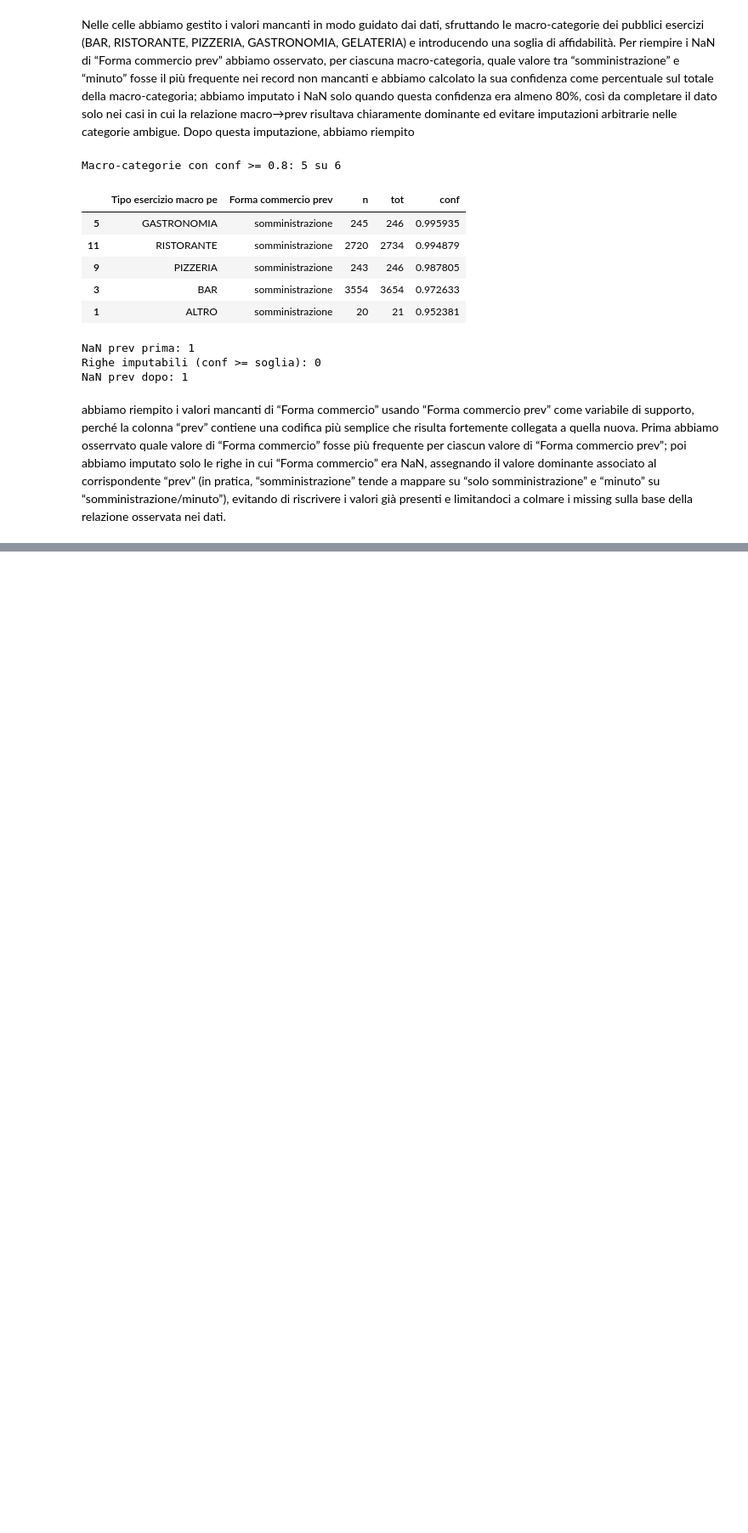
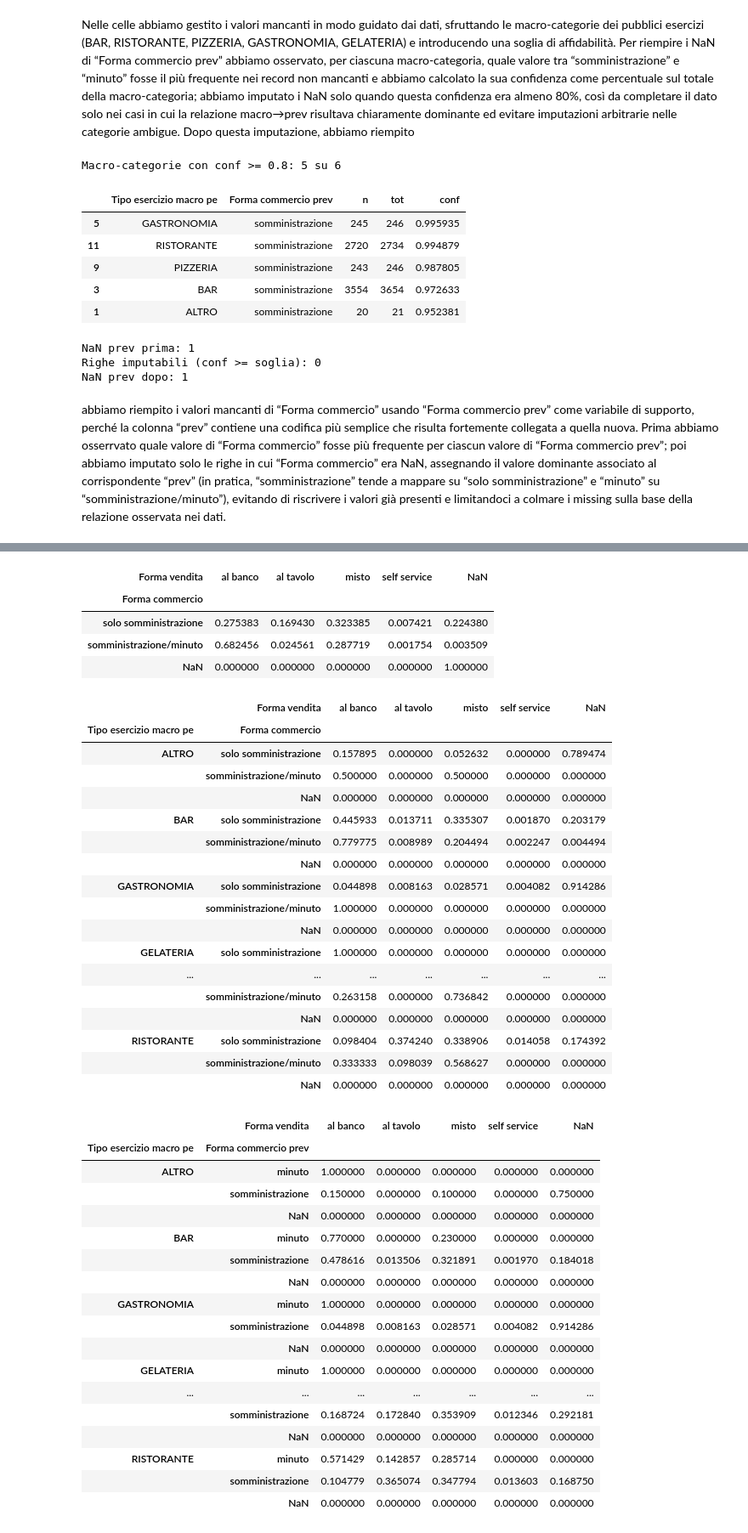
Before and after one commit to ericpiotti/Data_and_Information_Quality, a Jupyter notebook: notebooks/missing_values_tipo_es.ipynb, the cells around one changed output, grey strips where cells are left out. Shown at 85% size. Drawn from its saved outputs; the diff is of its cells as text; code cells hidden in the pictures; blank space fills up the shorter version.

Commit message:
added forma vendita

```diff
--- a/notebooks/missing_values_tipo_es.ipynb
+++ b/notebooks/missing_values_tipo_es.ipynb
@@ -262,6 +262,7 @@ NaN prev dopo: 1
 abbiamo riempito i valori mancanti di “Forma commercio” usando “Forma commercio prev” come variabile di supporto, perché la colonna “prev” contiene una codifica più semplice che risulta fortemente collegata a quella nuova. Prima abbiamo osserrvato quale valore di “Forma commercio” fosse più frequente per ciascun valore di “Forma commercio prev”; poi abbiamo imputato solo le righe in cui “Forma commercio” era NaN, assegnando il valore dominante associato al corrispondente “prev” (in pratica, “somministrazione” tende a mappare su “solo somministrazione” e “minuto” su “somministrazione/minuto”), evitando di riscrivere i valori già presenti e limitandoci a colmare i missing sulla base della relazione osservata nei dati.
 # %%
 soglia = 0.80
+new_col  = macro_col
 
 dist = pd.crosstab(MILANO[prev_col], MILANO[new_col], normalize="index")
 new_mode = dist.idxmax(axis=1)   # mapping prev -> new dominante
@@ -286,0 +288,26 @@ NaN new dopo: 1
+# %%
+import pandas as pd
+import numpy as np
+
+vend_col  = "Forma vendita"
+new_col   = "Forma commercio"
+prev_col  = "Forma commercio prev"
+macro_col = "Tipo esercizio macro pe"
+
+# normalizzazione valori
+for c in [vend_col, new_col, prev_col]:
+    MILANO[c] = MILANO[c].astype(str).str.strip().str.lower().replace("nan", np.nan)
+MILANO[macro_col] = MILANO[macro_col].astype(str).str.strip().str.upper().replace("nan", np.nan)
+
+# 1) Macro -> forma vendita (percentuali)
+display(pd.crosstab(MILANO[macro_col], MILANO[vend_col], normalize="index", dropna=False))
+
+# 2) Forma commercio -> forma vendita (percentuali)
+display(pd.crosstab(MILANO[new_col], MILANO[vend_col], normalize="index", dropna=False))
+
+# 3) (Macro, Forma commercio) -> forma vendita (percentuali)
+display(pd.crosstab([MILANO[macro_col], MILANO[new_col]], MILANO[vend_col], normalize="index", dropna=False).head(30))
+
+# 4) (Macro, Forma commercio prev) -> forma vendita (percentuali)
+display(pd.crosstab([MILANO[macro_col], MILANO[prev_col]], MILANO[vend_col], normalize="index", dropna=False).head(30))
+# %% [output]
@@ -286,0 +322,41 @@ NaN new dopo: 1
+| Forma vendita | al banco | al tavolo | misto | self service | NaN |
+| Forma commercio |  |  |  |  |  |
+| solo somministrazione | 0.275383 | 0.169430 | 0.323385 | 0.007421 | 0.224380 |
+| somministrazione/minuto | 0.682456 | 0.024561 | 0.287719 | 0.001754 | 0.003509 |
+| NaN | 0.000000 | 0.000000 | 0.000000 | 0.000000 | 1.000000 |
+|  | Forma vendita | al banco | al tavolo | misto | self service | NaN |
+| Tipo esercizio macro pe | Forma commercio |  |  |  |  |  |
+| ALTRO | solo somministrazione | 0.157895 | 0.000000 | 0.052632 | 0.000000 | 0.789474 |
+|  | somministrazione/minuto | 0.500000 | 0.000000 | 0.500000 | 0.000000 | 0.000000 |
+|  | NaN | 0.000000 | 0.000000 | 0.000000 | 0.000000 | 0.000000 |
+| BAR | solo somministrazione | 0.445933 | 0.013711 | 0.335307 | 0.001870 | 0.203179 |
+|  | somministrazione/minuto | 0.779775 | 0.008989 | 0.204494 | 0.002247 | 0.004494 |
+|  | NaN | 0.000000 | 0.000000 | 0.000000 | 0.000000 | 0.000000 |
+| GASTRONOMIA | solo somministrazione | 0.044898 | 0.008163 | 0.028571 | 0.004082 | 0.914286 |
+|  | somministrazione/minuto | 1.000000 | 0.000000 | 0.000000 | 0.000000 | 0.000000 |
+|  | NaN | 0.000000 | 0.000000 | 0.000000 | 0.000000 | 0.000000 |
+| GELATERIA | solo somministrazione | 1.000000 | 0.000000 | 0.000000 | 0.000000 | 0.000000 |
+| ... | ... | ... | ... | ... | ... | ... |
+|  | somministrazione/minuto | 0.263158 | 0.000000 | 0.736842 | 0.000000 | 0.000000 |
+|  | NaN | 0.000000 | 0.000000 | 0.000000 | 0.000000 | 0.000000 |
+| RISTORANTE | solo somministrazione | 0.098404 | 0.374240 | 0.338906 | 0.014058 | 0.174392 |
+|  | somministrazione/minuto | 0.333333 | 0.098039 | 0.568627 | 0.000000 | 0.000000 |
+|  | NaN | 0.000000 | 0.000000 | 0.000000 | 0.000000 | 0.000000 |
+|  | Forma vendita | al banco | al tavolo | misto | self service | NaN |
+| Tipo esercizio macro pe | Forma commercio prev |  |  |  |  |  |
+| ALTRO | minuto | 1.000000 | 0.000000 | 0.000000 | 0.000000 | 0.000000 |
+|  | somministrazione | 0.150000 | 0.000000 | 0.100000 | 0.000000 | 0.750000 |
+|  | NaN | 0.000000 | 0.000000 | 0.000000 | 0.000000 | 0.000000 |
+| BAR | minuto | 0.770000 | 0.000000 | 0.230000 | 0.000000 | 0.000000 |
+|  | somministrazione | 0.478616 | 0.013506 | 0.321891 | 0.001970 | 0.184018 |
+|  | NaN | 0.000000 | 0.000000 | 0.000000 | 0.000000 | 0.000000 |
+| GASTRONOMIA | minuto | 1.000000 | 0.000000 | 0.000000 | 0.000000 | 0.000000 |
+|  | somministrazione | 0.044898 | 0.008163 | 0.028571 | 0.004082 | 0.914286 |
+|  | NaN | 0.000000 | 0.000000 | 0.000000 | 0.000000 | 0.000000 |
+| GELATERIA | minuto | 1.000000 | 0.000000 | 0.000000 | 0.000000 | 0.000000 |
+| ... | ... | ... | ... | ... | ... | ... |
+|  | somministrazione | 0.168724 | 0.172840 | 0.353909 | 0.012346 | 0.292181 |
+|  | NaN | 0.000000 | 0.000000 | 0.000000 | 0.000000 | 0.000000 |
+| RISTORANTE | minuto | 0.571429 | 0.142857 | 0.285714 | 0.000000 | 0.000000 |
+|  | somministrazione | 0.104779 | 0.365074 | 0.347794 | 0.013603 | 0.168750 |
+|  | NaN | 0.000000 | 0.000000 | 0.000000 | 0.000000 | 0.000000 |
```
Also changed, not shown: parts of 4 cells of this notebook.
